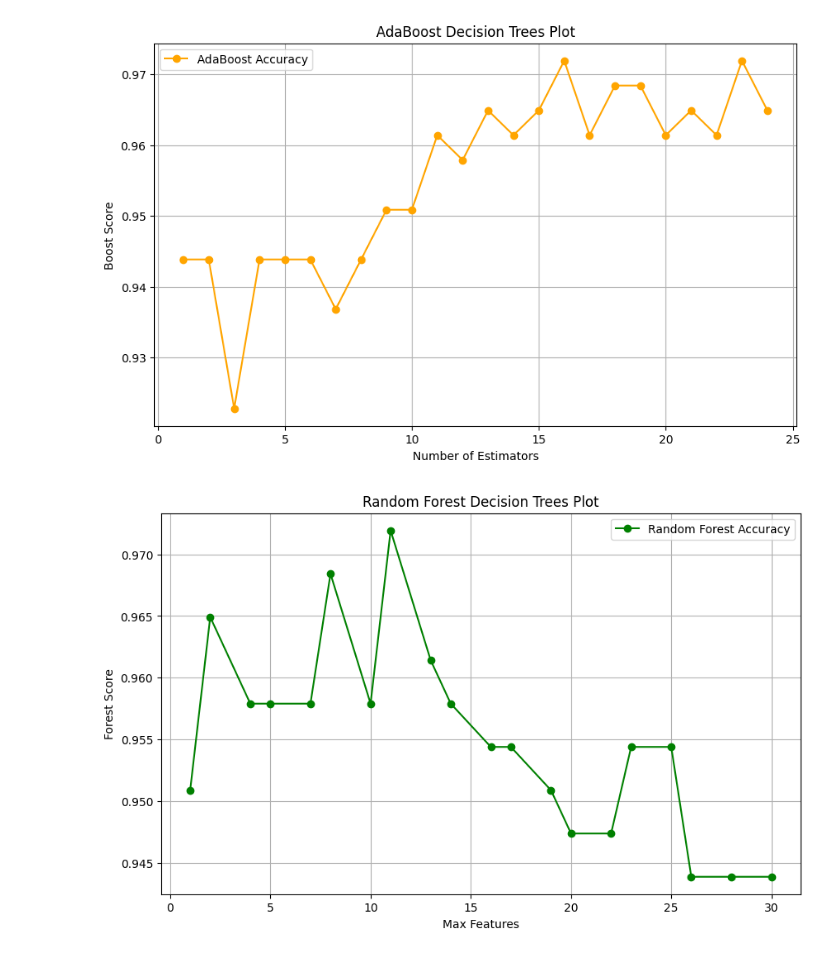
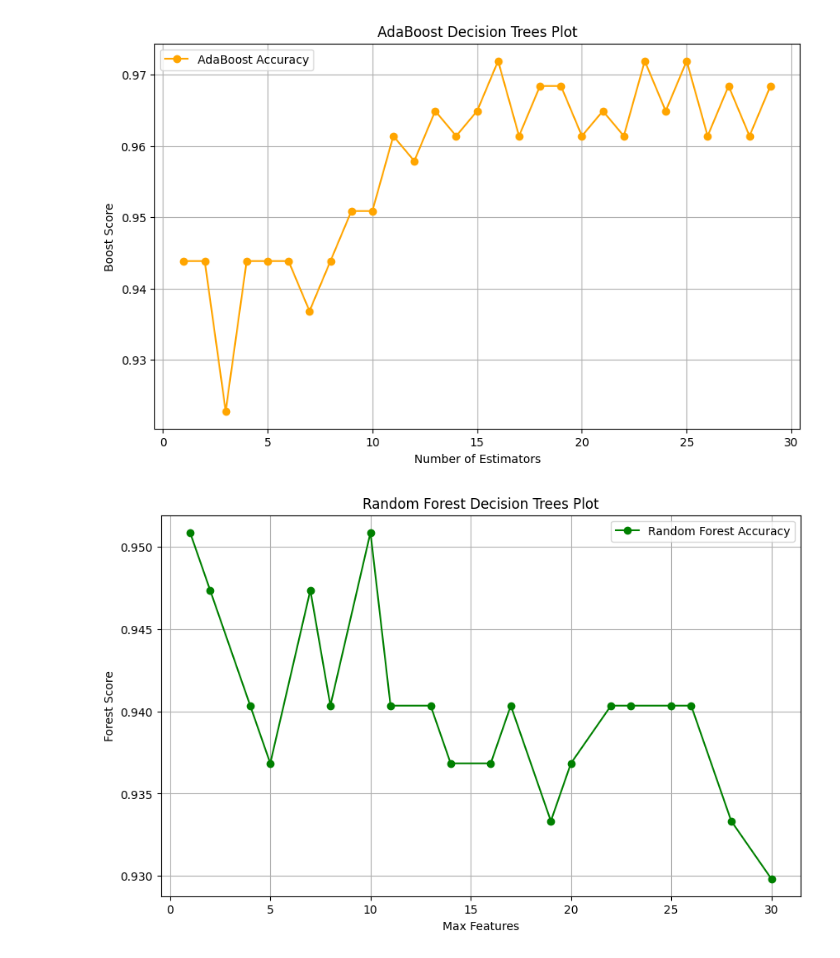
Before and after one commit to Alfredomty/451_DecisionTree, a Jupyter notebook: Assn6.ipynb, the cells around one changed output. Drawn from its saved outputs; the diff is of its cells as text; code cells hidden in the pictures.

```diff
--- a/Assn6.ipynb
+++ b/Assn6.ipynb
@@ -23,10 +23,12 @@ class ClassifierEvaluator:
         y_train: Training target vector.
         y_test: Testing target vector.
         n_estimators_range: Range of number of estimators for ensemble methods.
+        max_depth: The max depth of the trees. Defaults to 2
     """
     def __init__(self, random_state = 42):
         # Random State is 42 in documentation for skitlibrary, but I want to be able to change the init if needed for different graph results
         # See: https://scikit-learn.org/dev/modules/generated/sklearn.model_selection.train_test_split.html
+        # Also see: Hitchiker's Guide to the Galaxy
         # Load data set and split into train and test sets
         self.data = load_breast_cancer()
         self.X, self.y = self.data.data, self.data.target
@@ -36,27 +38,28 @@ class ClassifierEvaluator:
         self.X_train, self.X_test, self.y_train, self.y_test = train_test_split(
             self.X, self.y, test_size=0.5, random_state=self.random_state
         )
-        self.n_estimators_range = range(1, 25)
+        self.n_estimators_range = range(1, 30)
+        self.max_depth = 2
 
-    def print_feat_targ(self):
+    def print_feat_targ(self) -> None:
         """Prints feature names and target names"""
         print(f"Feature Names: {self.feature_names}\n")
         print(f"Target Names: {self.target_names}\n")
 
-    def decision_tree(self, max_depth =2):
+    def decision_tree(self) -> None:
         """Trains and evaluates a Decision Tree classifier.
 
         Args:
-            max_depth (int, optional): The max depth of tree. Defaults to 2.
+            self
         """
-        dt = DecisionTreeClassifier(criterion='entropy', max_depth=max_depth, random_state=self.random_state)
+        dt = DecisionTreeClassifier(criterion='entropy', max_depth=self.max_depth, random_state=self.random_state)
         dt.fit(self.X_train, self.y_train)
         y_pred_dt = dt.predict(self.X_test)
 
         # Calculate and display accuracy and confusion matrix
         dt_accuracy = accuracy_score(self.y_test, y_pred_dt)
         dt_confusion = confusion_matrix(self.y_test, y_pred_dt)
-        print(f"Decision Tree Accuracy: {dt_accuracy} or {dt_accuracy *100:2f}%\n")
+        print(f"Decision Tree Accuracy: {dt_accuracy} or {dt_accuracy *100:.2f}%\n")
         print(f"Decision Tree Confusion Matrix:\n {dt_confusion}\nDecision Tree Confusion Matrix Visual:")
 
         # A pretty confusion matrix
@@ -69,18 +72,18 @@ class ClassifierEvaluator:
         plt.title("Decision Tree Visualization")
         plt.show()
 
-    def bagging(self, max_depth = 2):
+    def bagging(self) -> None:
         """Evaluates Bagging ensemble of Decision Trees.
 
         Args:
-            max_depth (int, optional): The max depth of tree. Defaults to 2.
+            self
         """
         scores = []
 
         for n_estimators in self.n_estimators_range:
             # Bagging classifier creation and train
             bagging = BaggingClassifier(
-                estimator=DecisionTreeClassifier(criterion="entropy", max_depth=max_depth),
+                estimator=DecisionTreeClassifier(criterion="entropy", max_depth=self.max_depth),
                 n_estimators=n_estimators,
                 random_state=self.random_state,
             )
@@ -100,19 +103,19 @@ class ClassifierEvaluator:
         plt.grid()
         plt.show()
 
-    def ada_boost(self, max_depth =2):
+    def ada_boost(self) -> None:
         """
         Evaluates AdaBoost ensemble of Decision Trees.
 
         Args:
-            max_depth (int, optional): The max depth of tree. Defaults to 2.
+           self
         """
         scores = []
 
         for n_estimators in self.n_estimators_range:
             # Adaboost classifier creation and trianing
             adaboost = AdaBoostClassifier(
-                estimator=DecisionTreeClassifier(criterion="entropy", max_depth=max_depth),
+                estimator=DecisionTreeClassifier(criterion="entropy", max_depth=self.max_depth),
                 n_estimators=n_estimators,
                 random_state=self.random_state,
                 algorithm = "SAMME" # This was giving me a warning, avoiding it
@@ -132,14 +135,17 @@ class ClassifierEvaluator:
         plt.grid()
         plt.show()
 
-    def random_forest(self):
+    def random_forest(self)-> None:
         """Evaluates Random Forest with varying maximum features.
+
+        Args:
+           self
         """
         max_features_range = np.linspace(1, self.X.shape[1], 20, dtype=int)
         scores = []
 
         for max_features in max_features_range:
-            random_forest = RandomForestClassifier(n_estimators=100, max_features=max_features, random_state=self.random_state)
+            random_forest = RandomForestClassifier(n_estimators=100, max_features=max_features, random_state=self.random_state, max_depth =self.max_depth)
             random_forest.fit(self.X_train, self.y_train)
             y_pred = random_forest.predict(self.X_test)
             scores.append(accuracy_score(self.y_test, y_pred))
@@ -153,7 +159,9 @@ class ClassifierEvaluator:
         plt.grid()
         plt.show()
 
-    def evaluate(self):
+    def evaluate(self) -> None:
+        """Helper function to run all the evaluators. I didn't want to run them all from main
+        """
         self.print_feat_targ()
         self.decision_tree()
         self.bagging()
@@ -188,2 +196,2 @@ Decision Tree Confusion Matrix Visual:
-[figure, old version]
+[figure, new version]
-[figure, old version]
+[figure, new version]
```
Also changed, not shown: parts of 1 cell of this notebook.
